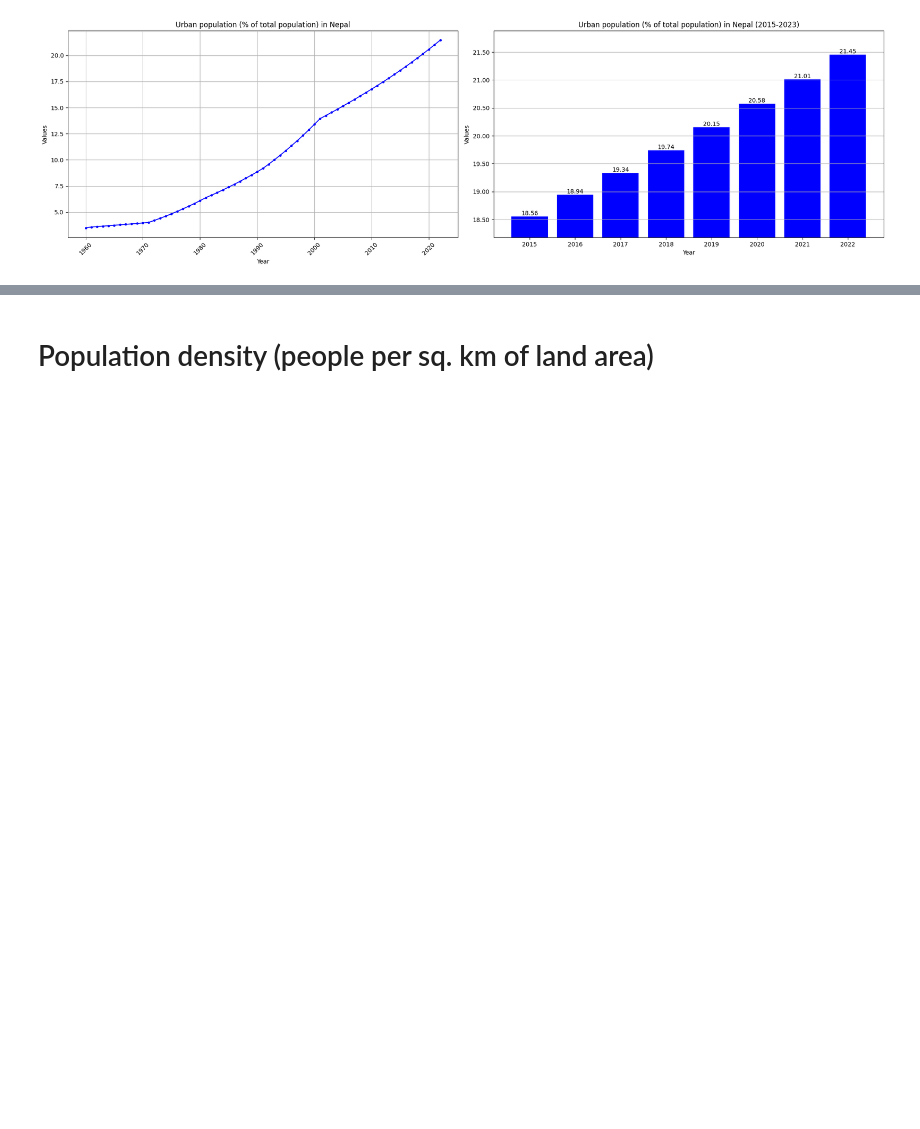
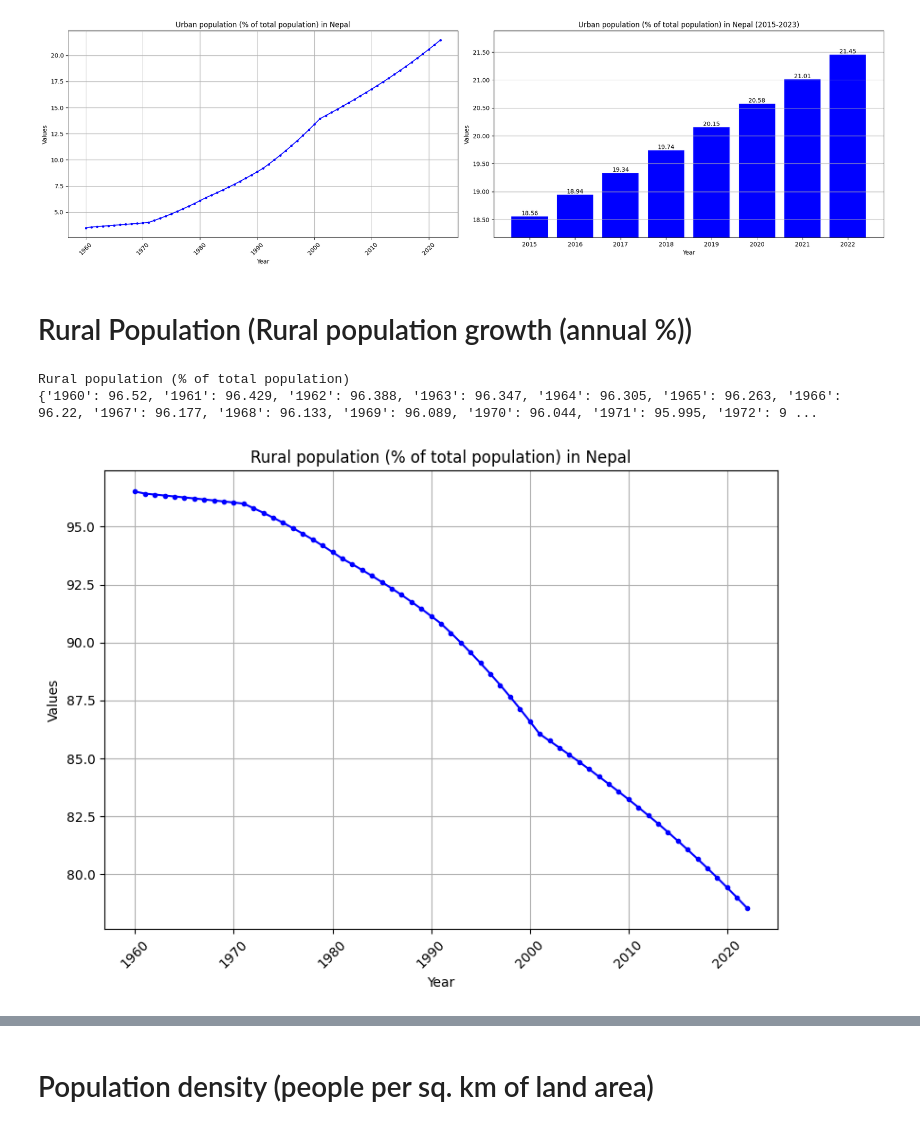
Before and after one commit to Rk-Pudasaini/Nepal-Data-Insights, a Jupyter notebook: Demographic_Study_of_Nepal.ipynb, the cells around one changed output, grey strips where cells are left out. Cells and saved outputs as stored; diff of their text form; code cells hidden in the pictures; blank space fills up the shorter version.

```diff
--- a/Demographic_Study_of_Nepal.ipynb
+++ b/Demographic_Study_of_Nepal.ipynb
@@ -232,3 +232,17 @@ def display_subplots(data, xticks_interval=10):
 display_subplots(data, xticks_interval=10)
 # %% [output]
 [figure]
+# %% [markdown]
+# Rural Population (Rural population growth (annual %))
+# %%
+# Extract information for the current row that represent the Rural population in Nepal
+title, data, years, values = extract_row_info(df, 440)
+print(title)
+print(data)
+# %% [output]
+Rural population (% of total population)
+{'1960': 96.52, '1961': 96.429, '1962': 96.388, '1963': 96.347, '1964': 96.305, '1965': 96.263, '1966': 96.22, '1967': 96.177, '1968': 96.133, '1969': 96.089, '1970': 96.044, '1971': 95.995, '1972': 9 ...
+# %%
+plot_data_line(data, title, ax=None, xticks_interval=10)
+# %% [output]
+[figure, added]
```
Also changed, not shown: parts of 4 cells of this notebook.
